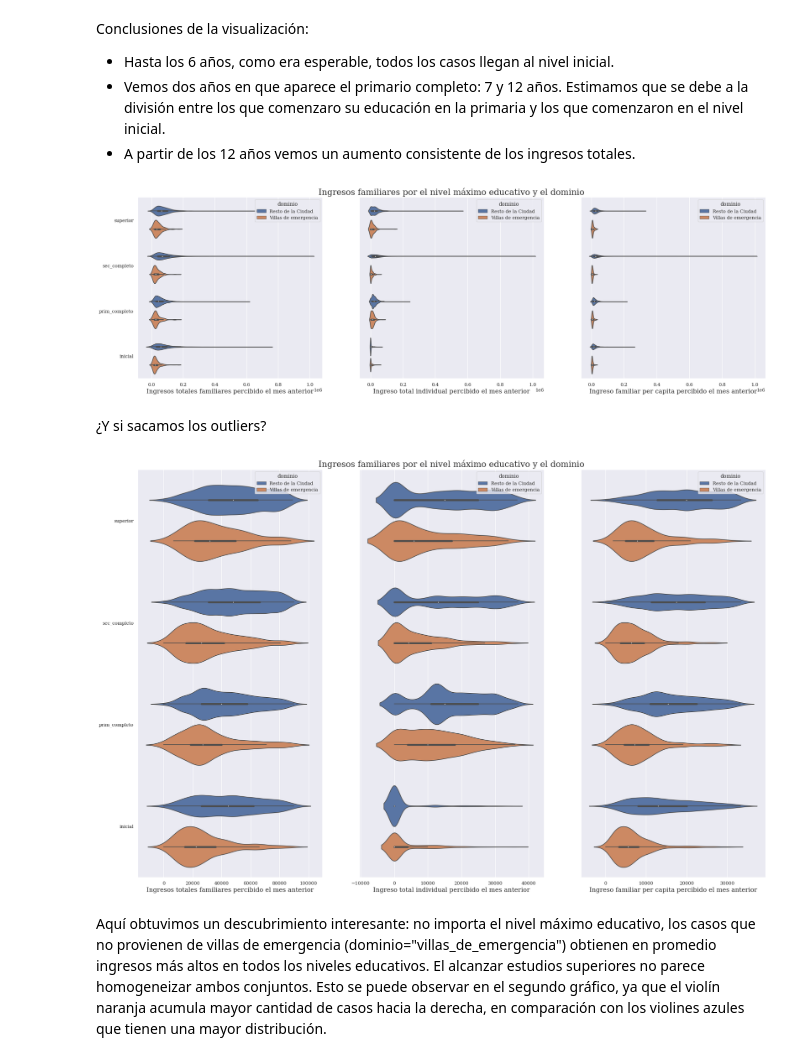
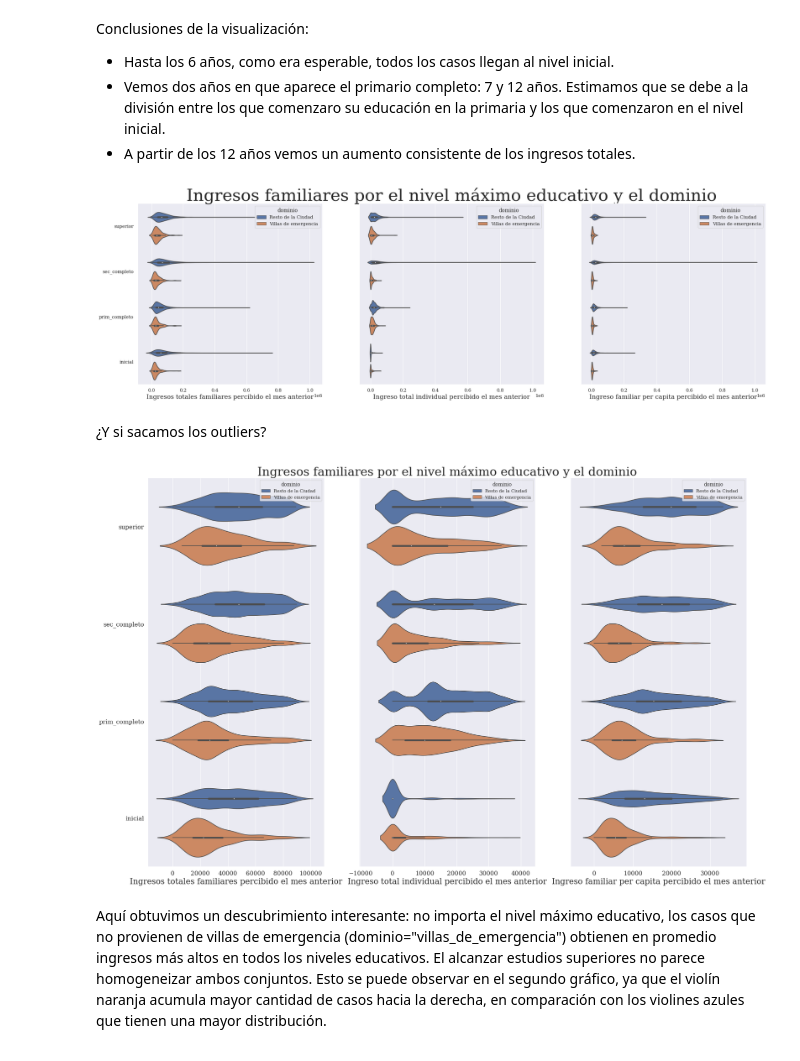
Before and after one commit to JuanMCarini/CoderHouse_DataScience_ProyectoFinal, a Jupyter notebook: Proyecto Final.ipynb, the cells around one changed output. Drawn from its saved outputs; the diff is of its cells as text; code cells hidden in the pictures.

```diff
--- a/Proyecto Final.ipynb
+++ b/Proyecto Final.ipynb
@@ -586,9 +592,10 @@ Adicionalmente, vamos a comparar algunas variables con nuestro target, comenzand
 # %%
 lista = ['ingresos_totales','ingresos_familiares','cant_hijos_nac_vivos','años_escolaridad']
-fig, ax = plt.subplots(figsize=(28,10),ncols=len(lista))
+fig, ax = plt.subplots(figsize=(30,10),ncols=len(lista))
 
 for n,i in enumerate(lista):
   sns.boxplot(x = 'sexo', y= i, data=df,ax=ax[n],orient='v')
+  ax[n].tick_params(labelsize=18)
   ax[n].set_ylabel(etiquetas[i],size=20)
   ax[n].set_xlabel("")
 
@@ -604,6 +611,7 @@ fig, ax = plt.subplots(figsize=(16,7),ncols=len(lista))
 for n,i in enumerate(lista):
   data = df[df[i]<df[i].describe()['75%']]
   sns.boxplot(x = 'sexo', y= i, data=data,ax=ax[n],orient='v')
+  ax[n].tick_params(labelsize=13)
   ax[n].set_ylabel(etiquetas[i],size=15)
   ax[n].set_xlabel("")
 
@@ -768,14 +776,14 @@ Conclusiones de la visualización:
 # %%
 fig, ax = plt.subplots(figsize=(27,8),ncols=3,sharey=True)
 for n,i in enumerate(['ingresos_familiares','ingresos_totales','ing_per_cap_familiar']):
   sns.violinplot(data=df,x=i,hue='dominio',y='Target',ax=ax[n])
   ax[n].set_ylabel("")
   ax[n].set_xlabel(etiquetas[i])
-ax[1].set_title("Ingresos familiares por el nivel máximo educativo y el dominio",size=20)
+ax[1].set_title("Ingresos familiares por el nivel máximo educativo y el dominio",size=40)
 
 fig.savefig('Informe/Imagenes/AMIngVSTarget.png');
 # %% [output]
-[figure, old version]
+[figure, new version]
 # %% [markdown]
 ¿Y si sacamos los outliers?
 # %%
@@ -783,12 +791,13 @@ fig, ax = plt.subplots(figsize=(27,18),ncols=3,sharey=True)
 for n,i in enumerate(['ingresos_familiares','ingresos_totales','ing_per_cap_familiar']):
   sns.violinplot(data=df[df[i]<df[i].describe()['75%']],x=i,hue='dominio',y='Target',ax=ax[n])
   ax[n].set_ylabel("")
-  ax[n].set_xlabel(etiquetas[i])
-ax[1].set_title("Ingresos familiares por el nivel máximo educativo y el dominio",size=20)
+  ax[n].set_xlabel(etiquetas[i],size=20)
+  ax[n].tick_params(labelsize=15)
+ax[1].set_title("Ingresos familiares por el nivel máximo educativo y el dominio",size=30)
 
 fig.savefig('Informe/Imagenes/AMIngVSTargetBis.png');
 # %% [output]
-[figure, old version]
+[figure, new version]
 # %% [markdown]
 Aquí obtuvimos un descubrimiento interesante: no importa el nivel máximo educativo, los casos que no provienen de villas de emergencia (dominio="villas_de_emergencia") obtienen en promedio ingresos más altos en todos los niveles educativos. El alcanzar estudios superiores no parece homogeneizar ambos conjuntos. Esto se puede observar en el segundo gráfico, ya que el violín naranja acumula mayor cantidad de casos hacia la derecha, en comparación con los violines azules que tienen una mayor distribución.
 # %%
```
Also changed, not shown: parts of 4 cells of this notebook, 3 other files.
